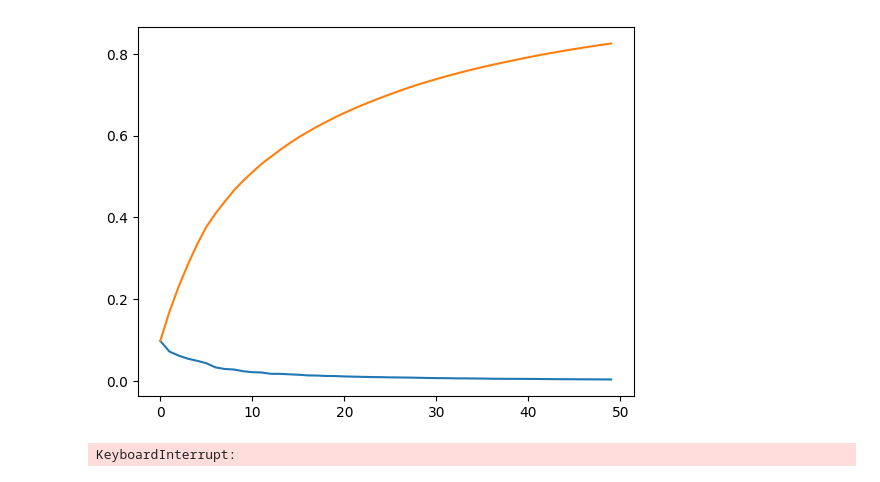
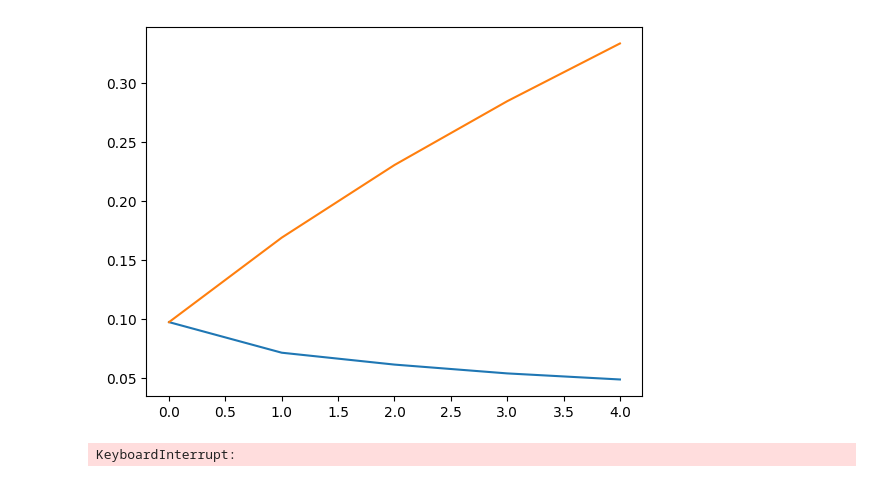
Before and after one commit to ElouanARGOUARCH/models, a Jupyter notebook: Untitled.ipynb, the cells around one changed output. Saved outputs shown, nothing was run; the diff lists cells and outputs as text; code cells hidden in the pictures.

```diff
--- a/Untitled.ipynb
+++ b/Untitled.ipynb
@@ -14,36 +11,35 @@ from conditional_density_estimation import *
 from classifiers import *
 # %%
 samples, labels = get_MNIST_dataset(one_hot = True)
-pca = PCA(samples, n_components=50, visual = True)
-number_to_switch = 50
+pca = PCA(samples, n_components=5, visual = True)
+number_to_switch = 500
 samples = pca.transform(samples)
 samples0 = samples[labels[:,0]==1]
 labels0 = labels[labels[:,0]==1]
 other_samples = samples[labels[:,0]==0]
 other_labels = labels[labels[:,0]==0]
 train_samples = torch.cat([samples0[:number_to_switch], other_samples[number_to_switch:]])
 train_labels = torch.cat([labels0[:number_to_switch], other_labels[number_to_switch:]])
 test_samples = torch.cat([samples0[number_to_switch:], other_samples[:number_to_switch]])
 test_labels = torch.cat([labels0[number_to_switch:], other_labels[:number_to_switch]])
 
 def shuffle(tensor, randperm=None):
     if randperm is None:
         randperm = torch.randperm(tensor.shape[0])
     return tensor[randperm], randperm
 
 train_samples, randperm = shuffle(train_samples)
 train_labels,_ = shuffle(train_labels, randperm)
 test_samples, randperm = shuffle(test_samples)
 test_labels,_ = shuffle(test_labels, randperm)
-train_samples = train_samples
-test_samples = test_samples
-train_labels = train_labels
-test_labels = test_labels
+train_samples = train_samples[:10000]
+test_samples = test_samples[:10000]
+train_labels = train_labels[:10000]
+test_labels = test_labels[:10000]
+
+genclass = GenerativeClassifier(train_samples, train_labels, [32,32,32], K = 5)
+genclass.train(100,1000,verbose=True, lr=5e-3, test_samples = test_samples, test_labels = test_labels)
 # %% [output]
-[figure, old version]
+[figure, new version]
+KeyboardInterrupt:
-# %%
-genclass = GenerativeClassifier(train_samples, train_labels, [64,64,64], K = 10)
-genclass.train(100,1000,verbose=True, lr=5e-3, test_samples = test_samples, test_labels = test_labels)
-# %% [output]
-KeyboardInterrupt:
 # %%
```
Also changed, not shown: parts of 2 cells of this notebook, 2 other files.
